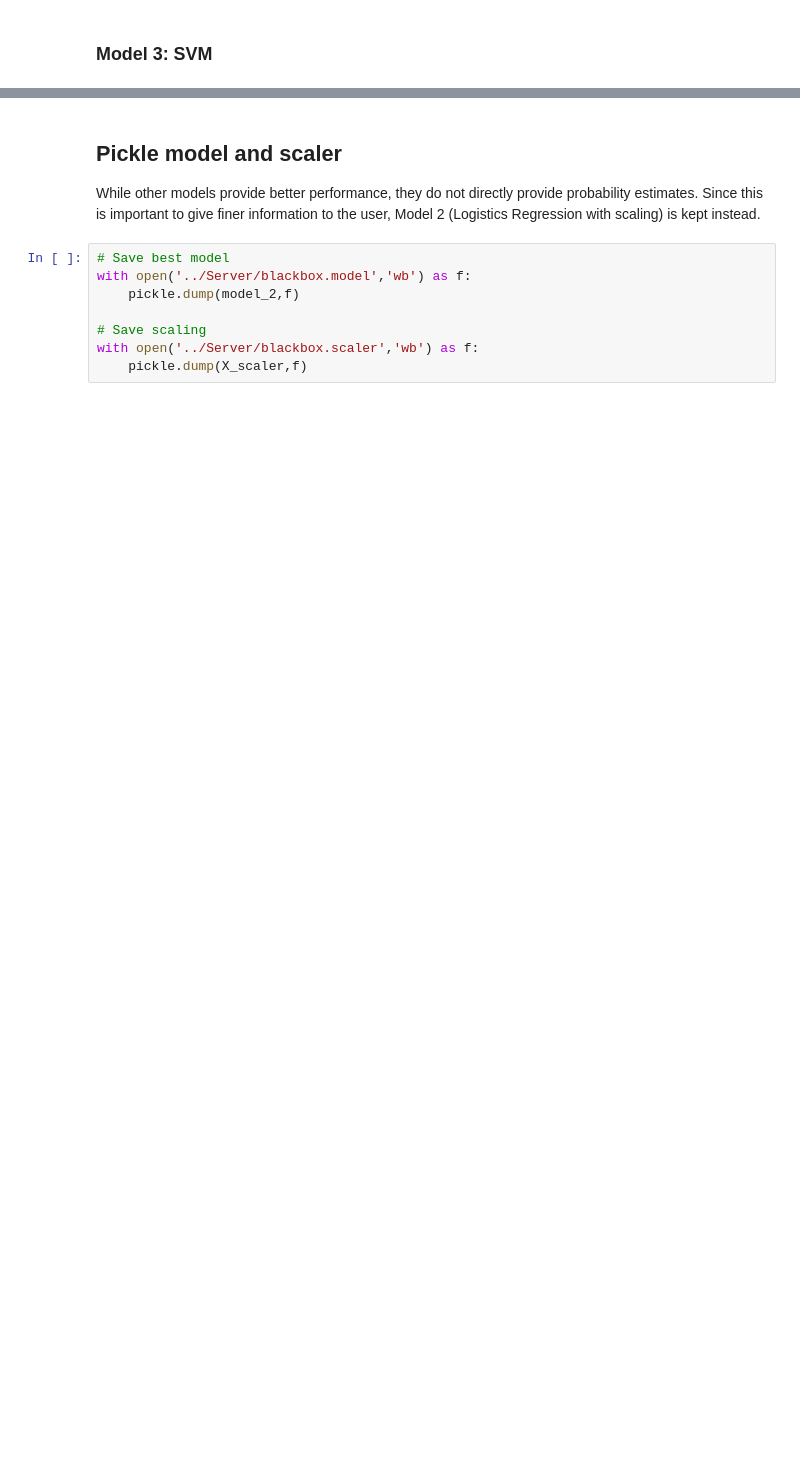
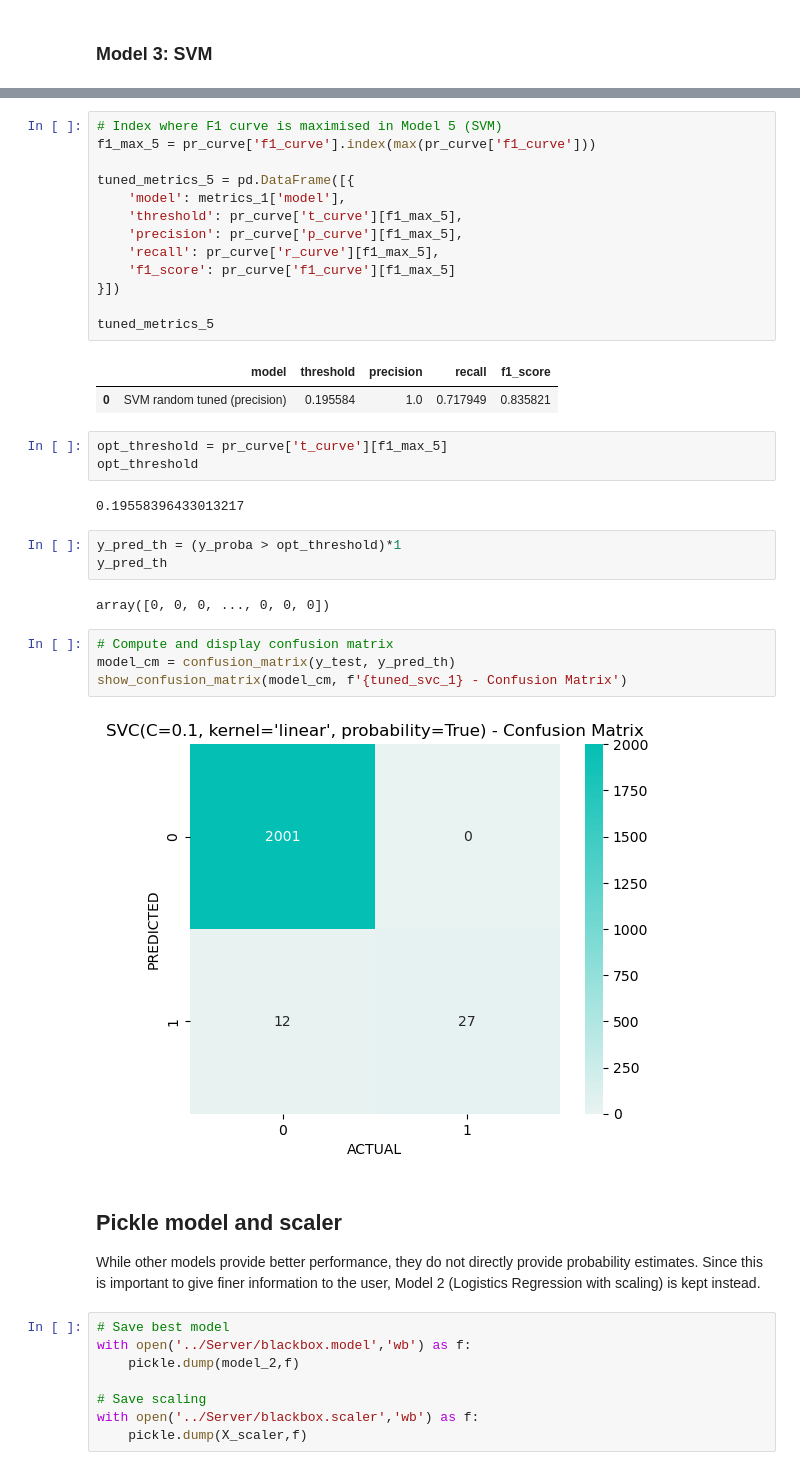
Before and after one commit to benoitchamot/Shootings, a Jupyter notebook: Model/Model_training.ipynb, the cells around one changed output, grey strips where cells are left out. Cells and saved outputs as stored; diff of their text form; blank space fills up the shorter version.

```diff
--- a/Model/Model_training.ipynb
+++ b/Model/Model_training.ipynb
@@ -354,3 +343,35 @@ models_performance
+# %%
+# Index where F1 curve is maximised in Model 5 (SVM)
+f1_max_5 = pr_curve['f1_curve'].index(max(pr_curve['f1_curve']))
+
+tuned_metrics_5 = pd.DataFrame([{
+    'model': metrics_1['model'],
+    'threshold': pr_curve['t_curve'][f1_max_5],
+    'precision': pr_curve['p_curve'][f1_max_5],
+    'recall': pr_curve['r_curve'][f1_max_5],
+    'f1_score': pr_curve['f1_curve'][f1_max_5]
+}])
+
+tuned_metrics_5
+# %% [output]
+|  | model | threshold | precision | recall | f1_score |
+| 0 | SVM random tuned (precision) | 0.195584 | 1.0 | 0.717949 | 0.835821 |
+# %%
+opt_threshold = pr_curve['t_curve'][f1_max_5]
+opt_threshold
+# %% [output]
+0.19558396433013217
+# %%
+y_pred_th = (y_proba > opt_threshold)*1
+y_pred_th
+# %% [output]
+array([0, 0, 0, ..., 0, 0, 0])
+# %%
+# Compute and display confusion matrix
+model_cm = confusion_matrix(y_test, y_pred_th)
+show_confusion_matrix(model_cm, f'{tuned_svc_1} - Confusion Matrix')
+# %% [output]
+[figure, added]
 # %% [markdown]
 ## Pickle model and scaler
 While other models provide better performance, they do not directly provide probability estimates. Since this is important to give finer information to the user, Model 2 (Logistics Regression with scaling) is kept instead.
```
Also changed, not shown: parts of 42 cells of this notebook.
